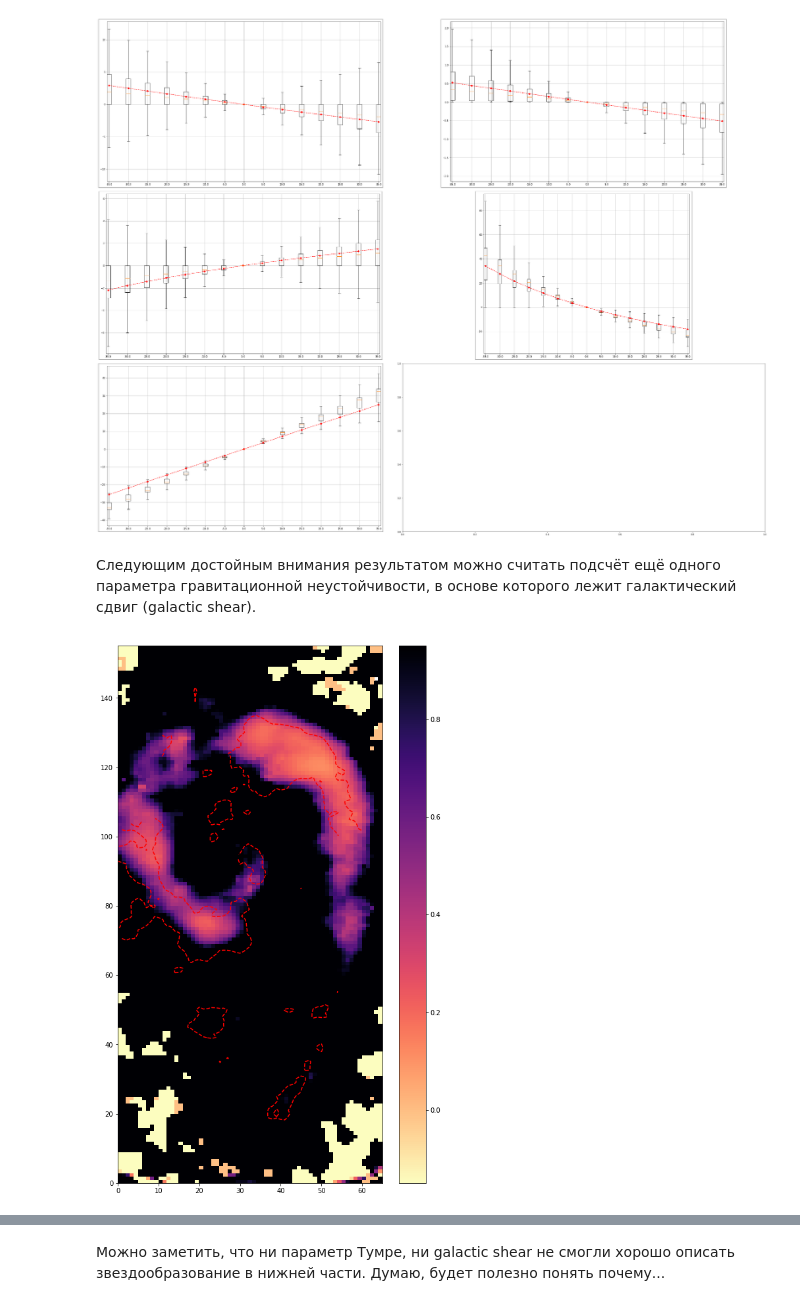
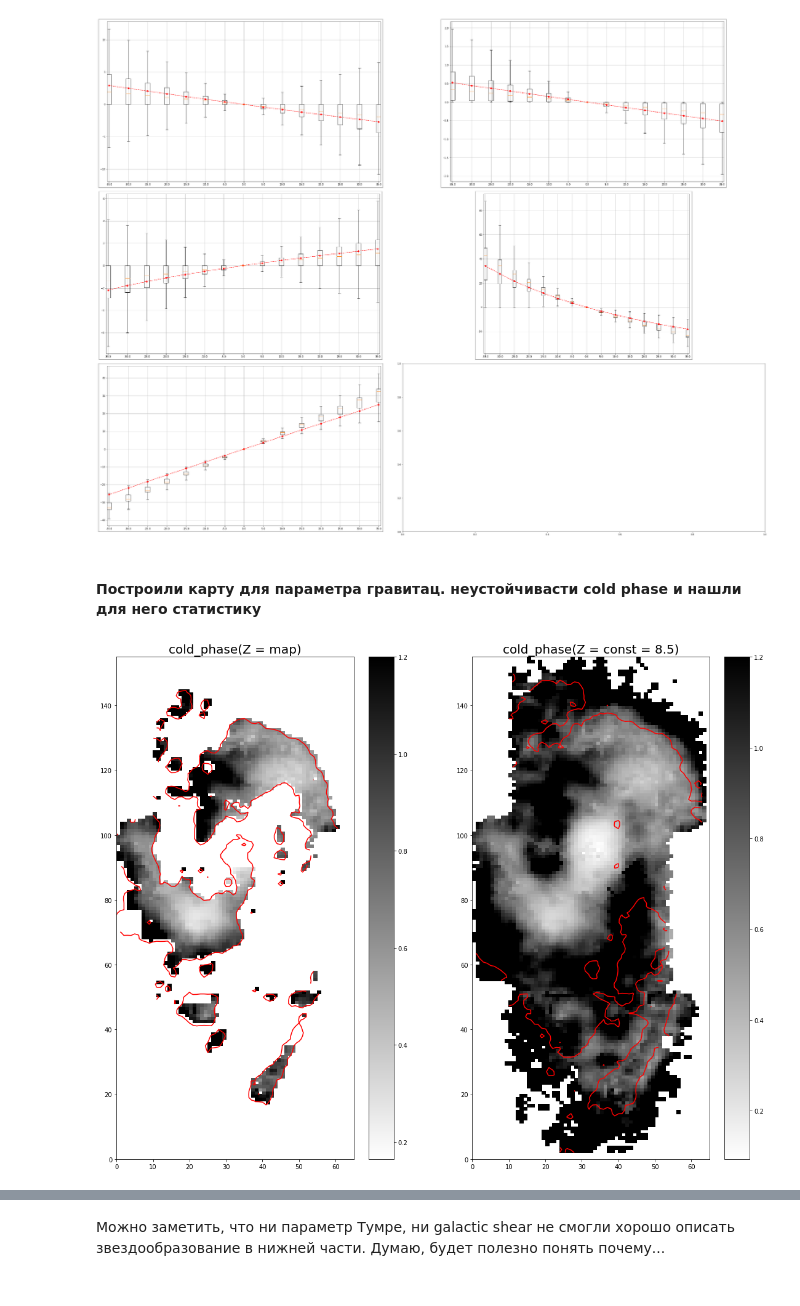
Before and after one commit to ValerieKostiuk/Course-work, a Jupyter notebook: NGC3627/Results.ipynb, the cells around one changed output, grey strips where cells are left out. Drawn from its saved outputs; the diff is of its cells as text; code cells hidden in the pictures.

```diff
--- a/NGC3627/Results.ipynb
+++ b/NGC3627/Results.ipynb
@@ -76,9 +76,9 @@ plt.tight_layout()
 plt.show()
 # %% [output]
 [figure]
-# %% [markdown]
-Следующим достойным внимания результатом можно считать подсчёт ещё одного  параметра  гравитационной неустойчивости, в основе которого лежит галактический сдвиг (galactic shear).
+# %% [markdown]
+#### Построили карту для параметра гравитац. неустойчивасти cold phase и нашли для него статистику
 # %%
-Image('./images/shear.png')
+Image('./images/cold_phase.png')
 # %% [output]
-[figure, old version]
+[figure, new version]
```
Also changed, not shown: parts of 2 cells of this notebook, 1 other file.
